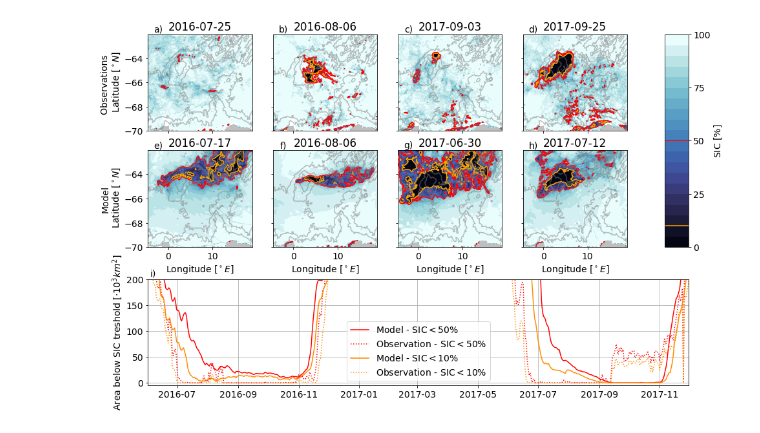
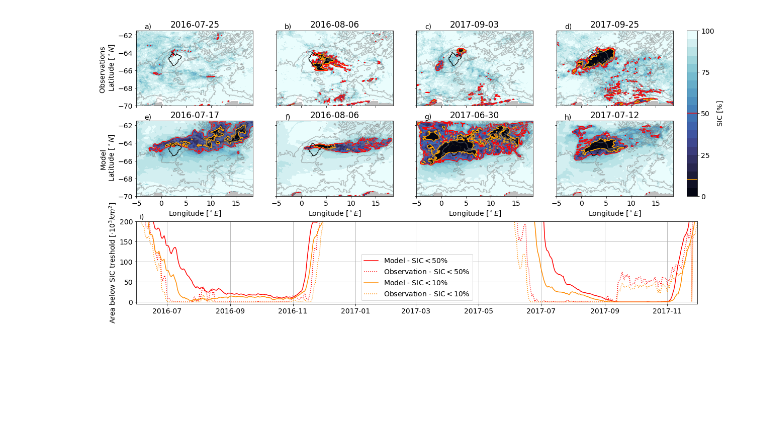
Before and after one commit to bguelk/JAMES_2024_MRP_modelling, a Jupyter notebook: Figures/Figure4.ipynb, the cells around one changed output. Drawn from its saved outputs; the diff is of its cells as text; code cells hidden in the pictures; blank space fills up the shorter version.

```diff
--- a/Figures/Figure4.ipynb
+++ b/Figures/Figure4.ipynb
@@ -24,3 +24,13 @@ ds17=xr.open_dataset('/home/birte/Maud12_sensitivityruns/EXP_tpre02_prsn02_2012/
 bat=xr.open_dataset('/home/birte//MAUD_RISE_config/maud_v4/m12_mask/1_domain_cfg_50levels_new.nc')
 bat.coords['lon']=bat.nav_lon
 bat.coords['lat']=bat.nav_lat
+
+
+bat['mask_tc']=np.zeros((len(bat.y),len(bat.x)))*(bat.bathy_meter.where(bat.bathy_meter<2500))+1
+bat['mask_tc']=bat.mask_tc.where(((bat.mask_tc==1)&(bat.glamt<4.3)&(bat.glamt>0.5)&(bat.gphit>-65.5)),other=0)
+mask_tc=bat.mask_tc
+mask_tc.load()
+mask_tc[173,98]=1
+mask_tc[178,109]=0
+
+bat['mask_tc']=mask_tc
@@ -200,15 +126,18 @@ dsm_pa=xr.open_mfdataset('/home/birte/Maud12_sensitivityruns/EXP_tpre02_prsn02_2
+# %%
+time_array=np.array(dsm_pa.t,dtype=np.datetime64)
 # %%
 imap=cmo.ice
 imin=0
 imax=100
 ilev=21
-fig = plt.figure(figsize=(15,10))
-gs = GridSpec(2,2, width_ratios=[1,0.05],height_ratios=[1,0.5],wspace=.15)#,hspace=.1)#,wspace=0.3)
+fig = plt.figure(figsize=(20,10))
+gs = GridSpec(2,2, width_ratios=[1,0.02],height_ratios=[1,0.5],wspace=.05
+             )#,hspace=.1)#,wspace=0.3)
 
 gs1 = GridSpecFromSubplotSpec(2,4, subplot_spec=gs[0,0], height_ratios=[1,1])
 gs2 = GridSpecFromSubplotSpec(1, 1, subplot_spec=gs[0,1], height_ratios=[1])
 gs3 = GridSpecFromSubplotSpec(1, 1, subplot_spec=gs[1,:], height_ratios=[1])
-obs16 = fig.add_subplot(gs1[0,0])#,sharey=ttc_m12)
+obs16 = fig.add_subplot(gs1[0,0])
 mod16 = fig.add_subplot(gs1[1,0])
 obs162 = fig.add_subplot(gs1[0,1])#,sharey=ttc_m12)
 mod162 = fig.add_subplot(gs1[1,1])
@@ -264,14 +193,24 @@ bat.bathy_meter.plot.contour(x="lon",y="lat",levels=[2500,3500,5000],colors='gre
 bat.bathy_meter.where(bat.bathy_meter<10).plot.contourf(x="lon",y="lat",colors='grey',add_colorbar=False,ax=mod172,alpha=0.5)
 bat.bathy_meter.plot.contour(x="lon",y="lat",levels=[2500,3500,5000],colors='grey',ax=mod172,alpha=0.5)
 
-obs16.set_xlim(ds17.nav_lon.min()+0.5,ds17.nav_lon.max()-0.5)
-obs16.set_ylim(-70,ds17.nav_lat.max()-0.5)
-obs17.set_xlim(ds17.nav_lon.min()+0.5,ds17.nav_lon.max()-0.5)
-obs17.set_ylim(-70,ds17.nav_lat.max()-0.5)
-mod16.set_xlim(ds17.nav_lon.min()+0.5,ds17.nav_lon.max()-0.5)
-mod16.set_ylim(-70,ds17.nav_lat.max()-0.5)
-mod17.set_xlim(ds17.nav_lon.min()+0.5,ds17.nav_lon.max()-0.5)
-mod17.set_ylim(-70,ds17.nav_lat.max()-0.5)
+
+bat.mask_tc.plot.contour(x="lon",y="lat",ax=obs16,colors='k',linestyles='-',linewidths=.7,alpha=.5)
+bat.mask_tc.plot.contour(x="lon",y="lat",ax=obs17,colors='k',linestyles='-',linewidths=.7,alpha=.5)
+bat.mask_tc.plot.contour(x="lon",y="lat",ax=obs162,colors='k',linestyles='-',linewidths=.7,alpha=.5)
+bat.mask_tc.plot.contour(x="lon",y="lat",ax=obs172,colors='k',linestyles='-',linewidths=.7,alpha=.5)
+bat.mask_tc.plot.contour(x="lon",y="lat",ax=mod16,colors='k',linestyles='-',linewidths=.7,alpha=.5)
+bat.mask_tc.plot.contour(x="lon",y="lat",ax=mod162,colors='k',linestyles='-',linewidths=.7,alpha=.5)
+bat.mask_tc.plot.contour(x="lon",y="lat",ax=mod17,colors='k',linestyles='-',linewidths=.7,alpha=.5)
+bat.mask_tc.plot.contour(x="lon",y="lat",ax=mod172,colors='k',linestyles='-',linewidths=.7,alpha=.5)
+
+obs16.set_xlim(-5,18.5)
+obs16.set_ylim(-70,-61.5)
+obs17.set_xlim(-5,18.5)
+obs17.set_ylim(-70,-61.5)
+mod16.set_xlim(-5,18.5)
+mod16.set_ylim(-70,-61.5)
+mod17.set_xlim(-5,18.5)
+mod17.set_ylim(-70,-61.5)
 obs16.set_xlabel('')
 obs16.set_ylabel('Observations \n Latitude [$^\circ N$]')
 obs17.set_xlabel('')
@@ -280,14 +219,14 @@ mod16.set_xlabel('Longitude [$^\circ E$]')
 mod16.set_ylabel('Model\n Latitude [$^\circ N$]')
 mod17.set_xlabel('Longitude [$^\circ E$]')
 mod17.set_ylabel('')
-obs162.set_xlim(ds17.nav_lon.min()+0.5,ds17.nav_lon.max()-0.5)
-obs162.set_ylim(-70,ds17.nav_lat.max()-0.5)
-obs172.set_xlim(ds17.nav_lon.min()+0.5,ds17.nav_lon.max()-0.5)
-obs172.set_ylim(-70,ds17.nav_lat.max()-0.5)
-mod162.set_xlim(ds17.nav_lon.min()+0.5,ds17.nav_lon.max()-0.5)
-mod162.set_ylim(-70,ds17.nav_lat.max()-0.5)
-mod172.set_xlim(ds17.nav_lon.min()+0.5,ds17.nav_lon.max()-0.5)
-mod172.set_ylim(-70,ds17.nav_lat.max()-0.5)
+obs162.set_xlim(-5,18.5)
+obs162.set_ylim(-70,-61.5)
+obs172.set_xlim(-5,18.5)
+obs172.set_ylim(-70,-61.5)
+mod162.set_xlim(-5,18.5)
+mod162.set_ylim(-70,-61.5)
+mod172.set_xlim(-5,18.5)
+mod172.set_ylim(-70,-61.5)
 obs162.set_xlabel('')
 obs162.set_ylabel('')
 obs172.set_xlabel('')
@@ -314,31 +253,31 @@ obs17.set_title('%s' %np.datetime_as_string(dso.time.where((dso.year==2017)&(dso
 mod16.set_title('%s' %np.datetime_as_string(ds16.time_counter.isel(time_counter=198),unit='D'))
 mod17.set_title('%s' %np.datetime_as_string(ds17.time_counter.isel(time_counter=180),unit='D'))
 obs162.set_title('%s' %np.datetime_as_string(dso.time.where((dso.year==2016)&(dso.month==8)&(dso.day==6),drop=True).isel(time=0),unit='D'))
 obs172.set_title('%s' %np.datetime_as_string(dso.time.where((dso.year==2017)&(dso.month==9)&(dso.day==25),drop=True).isel(time=0),unit='D'))
 mod162.set_title('%s' %np.datetime_as_string(ds16.time_counter.isel(time_counter=218),unit='D'))
 mod172.set_title('%s' %np.datetime_as_string(ds17.time_counter.isel(time_counter=192),unit='D'))
 
 obs16.text(0.1, 1.05, 'a)', horizontalalignment='center',verticalalignment='center', transform=obs16.transAxes)
 obs162.text(0.1, 1.05, 'b)', horizontalalignment='center',verticalalignment='center', transform=obs162.transAxes)
 obs17.text(0.1, 1.05, 'c)', horizontalalignment='center',verticalalignment='center', transform=obs17.transAxes)
 obs172.text(0.1, 1.05, 'd)', horizontalalignment='center',verticalalignment='center', transform=obs172.transAxes)
 mod16.text(0.1, 1.05, 'e)', horizontalalignment='center',verticalalignment='center', transform=mod16.transAxes)
 mod162.text(0.1, 1.05, 'f)', horizontalalignment='center',verticalalignment='center', transform=mod162.transAxes)
 mod17.text(0.1, 1.05, 'g)', horizontalalignment='center',verticalalignment='center', transform=mod17.transAxes)
 mod172.text(0.1, 1.05, 'h)', horizontalalignment='center',verticalalignment='center', transform=mod172.transAxes)
 
 (dsm_pa.pa_50/10**9).plot(color='r',ax=ts_paax,label='Model - SIC$<50\%$')
 (dso_pa.pa50/10**9).plot(x="time",color='r',linestyle=':',ax=ts_paax,label='Observation - SIC$<50\%$')
 (dsm_pa.pa_10/10**9).plot(color='darkorange',ax=ts_paax,label='Model - SIC$<10\%$')
 (dso_pa.pa10/10**9).plot(x="time",color='darkorange', linestyle=':',ax=ts_paax,label='Observation - SIC$<10\%$')
 ts_paax.set_ylim(-5,200)
 ts_paax.set_xlim(time_array[152],time_array[699])
 ts_paax.set_xlabel('')
 ts_paax.legend()
 ts_paax.grid()
 plt.setp(ts_paax.get_xticklabels(), ha="center", rotation=0)
 ts_paax.set_ylabel('Area below SIC treshold [$\cdot 10^3 km^2$]')
 ts_paax.text(0.01, 1.05, 'i)', horizontalalignment='center',verticalalignment='center', transform=ts_paax.transAxes)
 plt.savefig('./obsSIC_modSIC_4.jpg',dpi=300)
 # %% [output]
-[figure, old version]
+[figure, new version]
```
Also changed, not shown: parts of 3 cells of this notebook, 6 other files.
